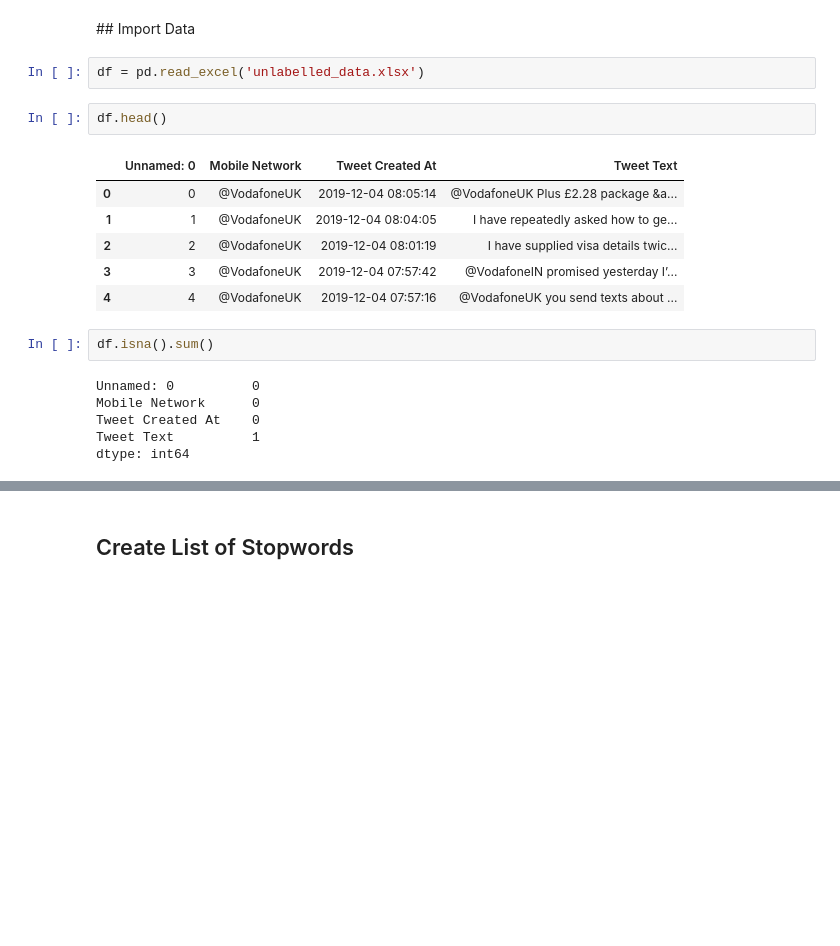
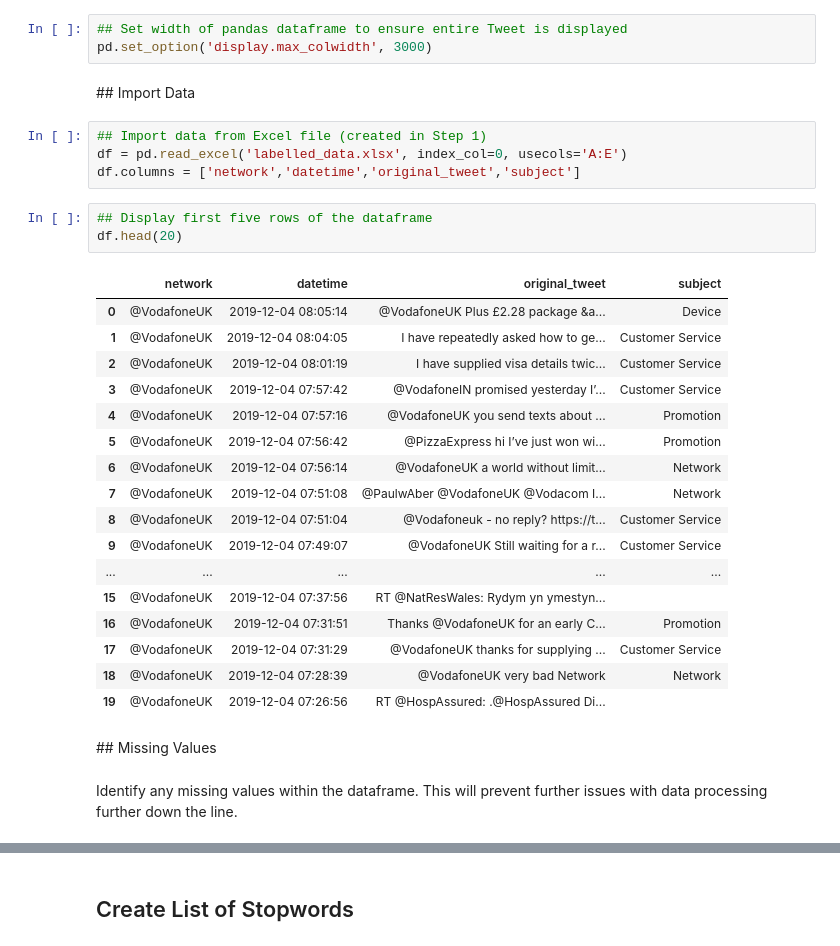
Before and after one commit to isobeldaley/categorising-tweets, a Jupyter notebook: Step 2 - Scrub Data.ipynb, the cells around one changed output, grey strips where cells are left out. Cells and saved outputs as stored; diff of their text form; blank space fills up the shorter version.

Commit message:
Cleaning data, split into labelled and unlabelled dataset

```diff
--- a/Step 2 - Scrub Data.ipynb
+++ b/Step 2 - Scrub Data.ipynb
@@ -12,21 +36,34 @@ import pickle
+# %%
+## Set width of pandas dataframe to ensure entire Tweet is displayed
+pd.set_option('display.max_colwidth', 3000)
 # %% [markdown]
 ## Import Data
-# %%
-df = pd.read_excel('unlabelled_data.xlsx')
-# %%
-df.head()
-# %% [output]
-|  | Unnamed: 0 | Mobile Network | Tweet Created At | Tweet Text |
-| 0 | 0 | @VodafoneUK | 2019-12-04 08:05:14 | @VodafoneUK Plus £2.28 package &a... |
-| 1 | 1 | @VodafoneUK | 2019-12-04 08:04:05 | I have repeatedly asked how to ge... |
-| 2 | 2 | @VodafoneUK | 2019-12-04 08:01:19 | I have supplied visa details twic... |
-| 3 | 3 | @VodafoneUK | 2019-12-04 07:57:42 | @VodafoneIN promised yesterday I’... |
-| 4 | 4 | @VodafoneUK | 2019-12-04 07:57:16 | @VodafoneUK you send texts about ... |
-# %%
-df.isna().sum()
-# %% [output]
-Unnamed: 0          0
-Mobile Network      0
-Tweet Created At    0
-Tweet Text          1
-dtype: int64
+# %%
+## Import data from Excel file (created in Step 1)
+df = pd.read_excel('labelled_data.xlsx', index_col=0, usecols='A:E')
+df.columns = ['network','datetime','original_tweet','subject']
+# %%
+## Display first five rows of the dataframe
+df.head(20)
+# %% [output]
+|  | network | datetime | original_tweet | subject |
+| 0 | @VodafoneUK | 2019-12-04 08:05:14 | @VodafoneUK Plus £2.28 package &a... | Device |
+| 1 | @VodafoneUK | 2019-12-04 08:04:05 | I have repeatedly asked how to ge... | Customer Service |
+| 2 | @VodafoneUK | 2019-12-04 08:01:19 | I have supplied visa details twic... | Customer Service |
+| 3 | @VodafoneUK | 2019-12-04 07:57:42 | @VodafoneIN promised yesterday I’... | Customer Service |
+| 4 | @VodafoneUK | 2019-12-04 07:57:16 | @VodafoneUK you send texts about ... | Promotion |
+| 5 | @VodafoneUK | 2019-12-04 07:56:42 | @PizzaExpress hi I’ve just won wi... | Promotion |
+| 6 | @VodafoneUK | 2019-12-04 07:56:14 | @VodafoneUK a world without limit... | Network |
+| 7 | @VodafoneUK | 2019-12-04 07:51:08 | @PaulwAber @VodafoneUK @Vodacom I... | Network |
+| 8 | @VodafoneUK | 2019-12-04 07:51:04 | @Vodafoneuk - no reply? https://t... | Customer Service |
+| 9 | @VodafoneUK | 2019-12-04 07:49:07 | @VodafoneUK Still waiting for a r... | Customer Service |
+| ... | ... | ... | ... | ... |
+| 15 | @VodafoneUK | 2019-12-04 07:37:56 | RT @NatResWales: Rydym yn ymestyn... |  |
+| 16 | @VodafoneUK | 2019-12-04 07:31:51 | Thanks @VodafoneUK for an early C... | Promotion |
+| 17 | @VodafoneUK | 2019-12-04 07:31:29 | @VodafoneUK thanks for supplying ... | Customer Service |
+| 18 | @VodafoneUK | 2019-12-04 07:28:39 | @VodafoneUK very bad Network | Network |
+| 19 | @VodafoneUK | 2019-12-04 07:26:56 | RT @HospAssured: .@HospAssured Di... |  |
+# %% [markdown]
+## Missing Values
+# %% [markdown]
+Identify any missing values within the dataframe.  This will prevent further issues with data processing further down the line.
```
Also changed, not shown: parts of 63 cells of this notebook.
